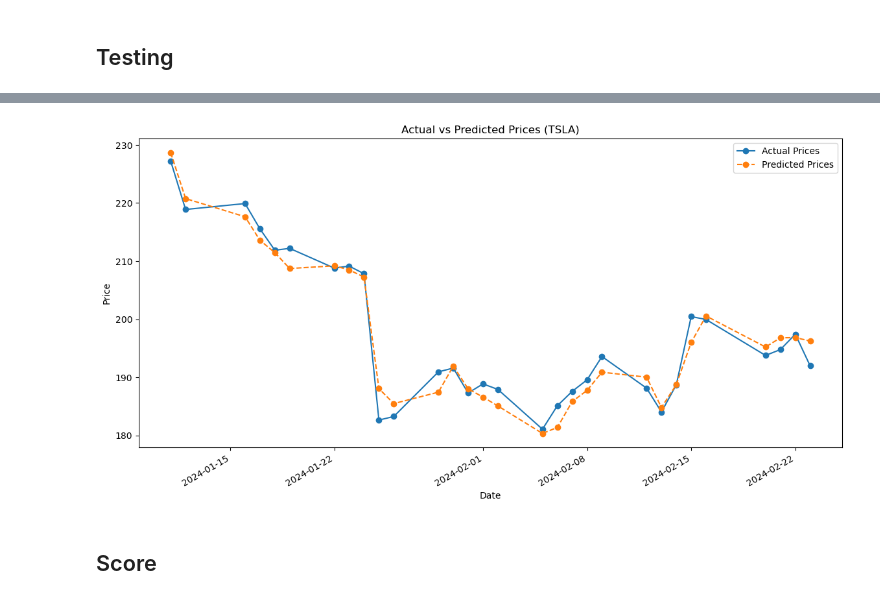
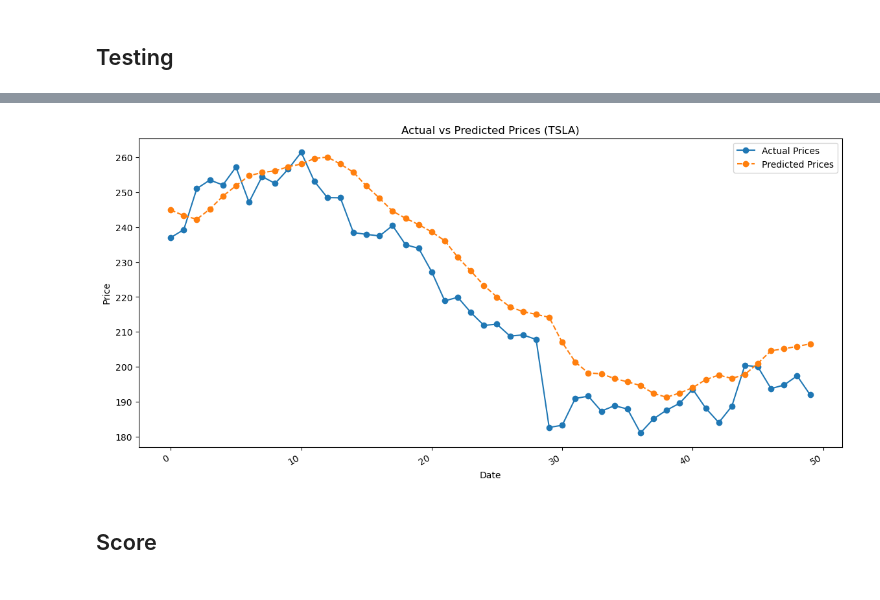
Before and after one commit to Jason-Wuuuu/stock_price_prediction, a Jupyter notebook: (Beta)ShortTerm_StockPrice_Forecast_LSTM_sequence.ipynb, the cells around one changed output, grey strips where cells are left out. Drawn from its saved outputs; the diff is of its cells as text; code cells hidden in the pictures.

Commit message:
model update

```diff
--- a/ShortTerm_StockPrice_Forecast_LSTM.py.ipynb
+++ b/(Beta)ShortTerm_StockPrice_Forecast_LSTM_sequence.ipynb
@@ -304,10 +321,11 @@ testing 30 30
 # Model parameters
 
 num_layers = 1
-size_layer = 100
-epochs = 20
+size_layer = 32
+epochs = 30
 dropout_rate = 0.2
-reg_rate = 0.0001
+dense_nums = 32
+reg_rate = 0.001
 batch_size = 5
 # %%
 # TimeSeriesSplit for cross-validation
@@ -342,18 +366,15 @@ best_history = None
 
 # Cross-validate using TimeSeriesSplit
 for train_index, val_index in tscv.split(training_features):
-    X_train, X_val = training_features.iloc[train_index], training_features.iloc[val_index]
-    y_train, y_val = training_target.iloc[train_index], training_target.iloc[val_index]
-
-    # Reshape input for LSTM [samples, time steps, features]
-    X_train = X_train.values.reshape((X_train.shape[0], 1, X_train.shape[1]))
-    X_val = X_val.values.reshape((X_val.shape[0], 1, X_val.shape[1]))
+    X_train, X_val = training_features[train_index], training_features[val_index]
+    y_train, y_val = training_target[train_index], training_target[val_index]
 
     # Create and fit the LSTM model
-    model = build_model(input_shape=(X_train.shape[1], X_train.shape[2]),
+    model = build_model(input_shape=(n_steps, scaled_features_df.shape[1]),
                         num_layers=num_layers,
                         size_layer=size_layer,
                         dropout_rate=dropout_rate,
+                        dense_nums=dense_nums,
                         reg_rate=reg_rate,
                         )
 
@@ -400,8 +421,4 @@ plt.show()
 # %%
-# Use the best model from cross-validation
-X_final_train = training_features.values.reshape((training_features.shape[0], 1, training_features.shape[1]))
-y_final_train = training_target
-
 # Re-train the best model on the entire training dataset (excluding the final validation set)
-best_model.fit(X_final_train, y_final_train, epochs=epochs, batch_size=batch_size, verbose=1)
+best_model.fit(training_features, training_target, epochs=epochs, batch_size=batch_size, validation_split=0.1, callbacks=[early_stopping], verbose=1)
 # %% [output]
@@ -426,13 +462,10 @@ Epoch 20/20
 # %% [markdown]
 ## Testing
 # %%
-# Prepare the test data
-X_test = test_features.values.reshape((test_features.shape[0], 1, test_features.shape[1]))
-
 # Make predictions on the test data
-test_predictions = best_model.predict(X_test)
+test_predictions = best_model.predict(test_features)
 
 # Inverse transform the predictions and actual values to their original scale
 predictions = target_scaler.inverse_transform(test_predictions)
-actual = target_scaler.inverse_transform(test_target)
+actual = target_scaler.inverse_transform(test_target.reshape(-1, 1))
 # %% [output]
@@ -440,22 +473,22 @@ actual = target_scaler.inverse_transform(test_target)
 # %%
 # Plot predictions
-def plot_predictions(predictions, actual, dates, title=f'Actual vs Predicted Prices ({ticker})'):
+def plot_predictions(predictions, actual, title=f'Actual vs Predicted Prices ({ticker})'):
     plt.figure(figsize=(14, 7))
-    plt.plot(dates, actual, label='Actual Prices', marker='o')  # Use test_target's index for actual prices
-    plt.plot(dates, predictions, label='Predicted Prices', linestyle='--', marker='o')  # Use the same index for predictions
+    plt.plot(actual, label='Actual Prices', marker='o')  # Use test_target's index for actual prices
+    plt.plot(predictions, label='Predicted Prices', linestyle='--', marker='o')  # Use the same index for predictions
     plt.title(title)
     plt.xlabel('Date')
     plt.ylabel('Price')
     plt.legend()
 
     plt.xticks(rotation=45)  # Rotate date labels for better readability
     plt.gcf().autofmt_xdate()
 
     plt.show()
 
-plot_predictions(predictions, actual, test_target.index)
+plot_predictions(predictions, actual)
 # %% [output]
-[figure, old version]
+[figure, new version]
 # %% [markdown]
 ## Score
 # %%
```
Also changed, not shown: parts of 16 cells of this notebook, 9 other files.
